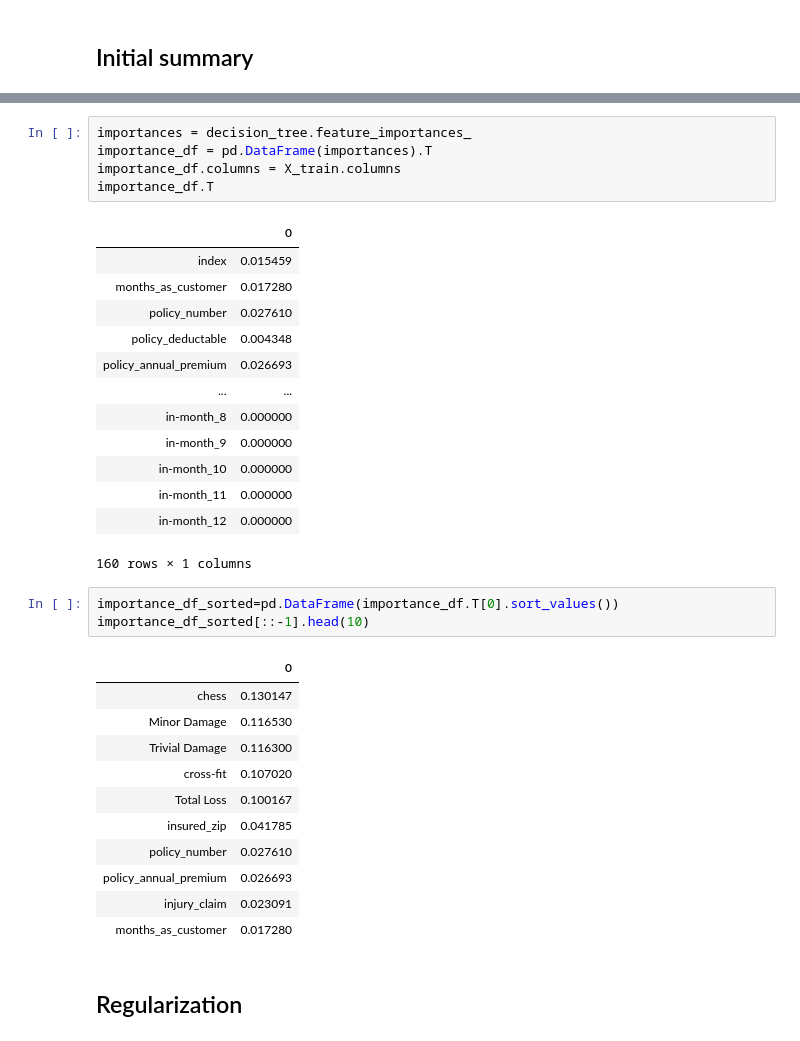
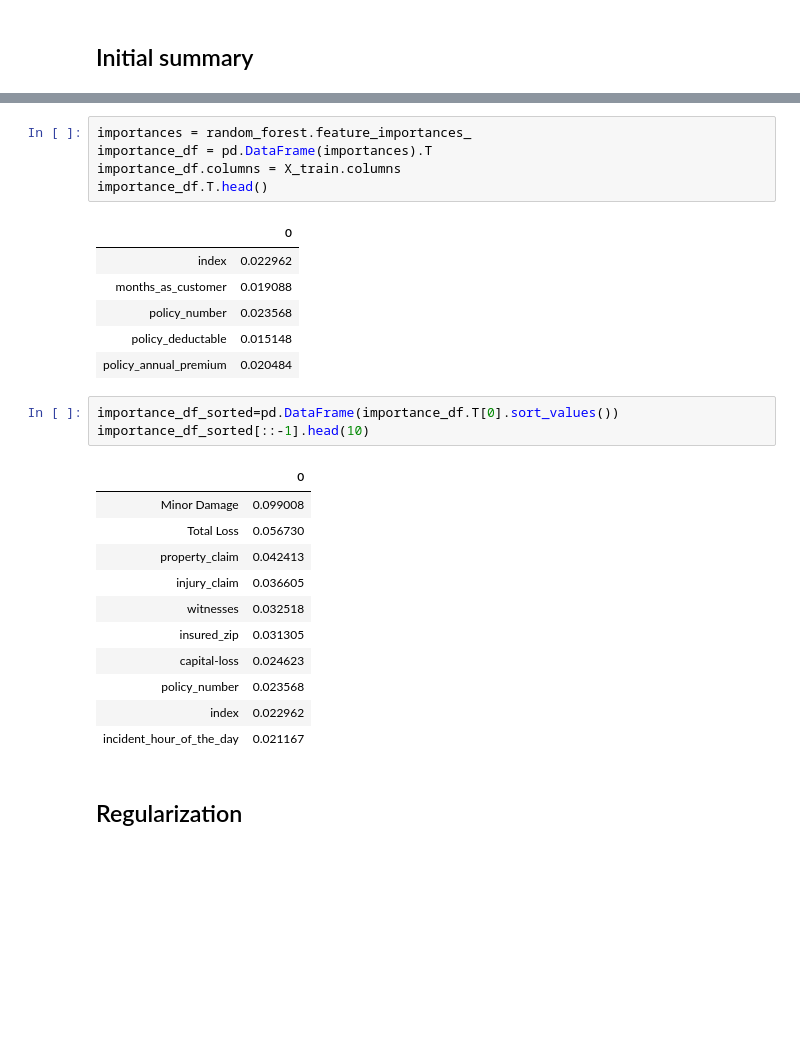
Before and after one commit to ArielJosephCohen/capstone, a Jupyter notebook: Notebook.ipynb, the cells around one changed output, grey strips where cells are left out. Cells and saved outputs as stored; diff of their text form; blank space fills up the shorter version.

```diff
--- a/Notebook.ipynb
+++ b/Notebook.ipynb
@@ -776,37 +784,30 @@ models.sort_values(by='Score', ascending=False).T
 # %%
-importances = decision_tree.feature_importances_
+importances = random_forest.feature_importances_
 importance_df = pd.DataFrame(importances).T
 importance_df.columns = X_train.columns
-importance_df.T
+importance_df.T.head()
 # %% [output]
 |  | 0 |
-| index | 0.015459 |
-| months_as_customer | 0.017280 |
-| policy_number | 0.027610 |
-| policy_deductable | 0.004348 |
-| policy_annual_premium | 0.026693 |
-| ... | ... |
-| in-month_8 | 0.000000 |
-| in-month_9 | 0.000000 |
-| in-month_10 | 0.000000 |
-| in-month_11 | 0.000000 |
-| in-month_12 | 0.000000 |
+| index | 0.022962 |
+| months_as_customer | 0.019088 |
+| policy_number | 0.023568 |
+| policy_deductable | 0.015148 |
+| policy_annual_premium | 0.020484 |
-160 rows × 1 columns
 # %%
 importance_df_sorted=pd.DataFrame(importance_df.T[0].sort_values())
 importance_df_sorted[::-1].head(10)
 # %% [output]
 |  | 0 |
-| chess | 0.130147 |
-| Minor Damage | 0.116530 |
-| Trivial Damage | 0.116300 |
-| cross-fit | 0.107020 |
-| Total Loss | 0.100167 |
-| insured_zip | 0.041785 |
-| policy_number | 0.027610 |
-| policy_annual_premium | 0.026693 |
-| injury_claim | 0.023091 |
-| months_as_customer | 0.017280 |
+| Minor Damage | 0.099008 |
+| Total Loss | 0.056730 |
+| property_claim | 0.042413 |
+| injury_claim | 0.036605 |
+| witnesses | 0.032518 |
+| insured_zip | 0.031305 |
+| capital-loss | 0.024623 |
+| policy_number | 0.023568 |
+| index | 0.022962 |
+| incident_hour_of_the_day | 0.021167 |
 # %% [markdown]
 ## Regularization
 # %%
```
Also changed, not shown: parts of 24 cells of this notebook.
